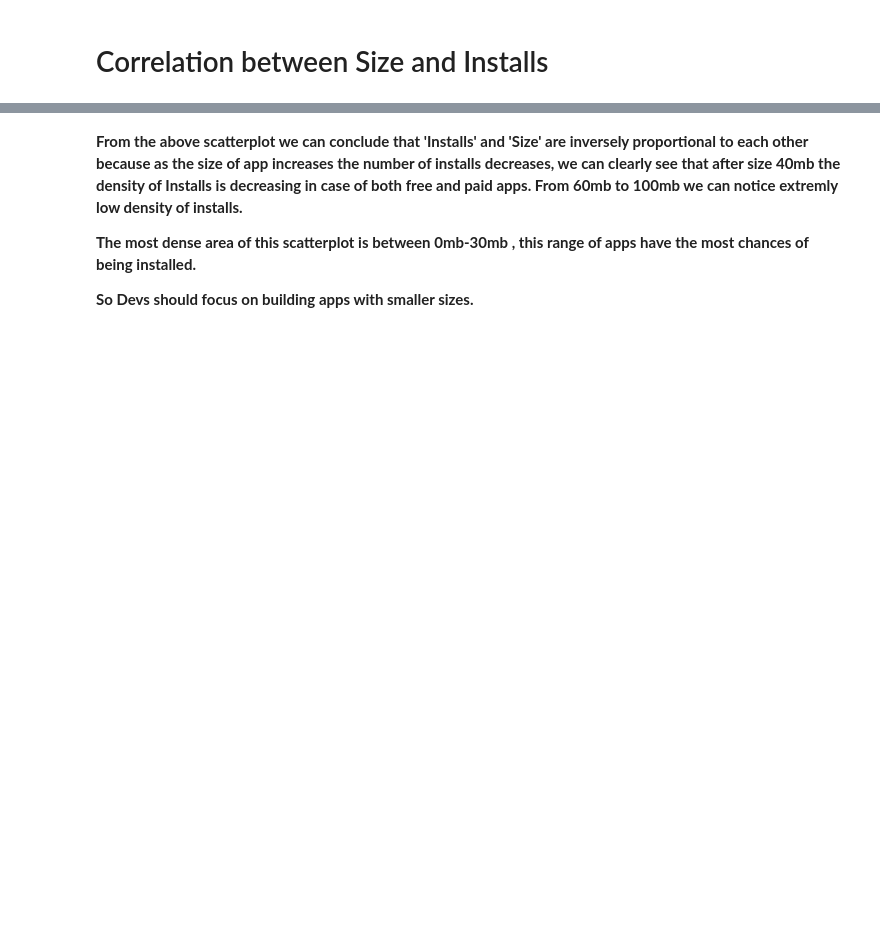
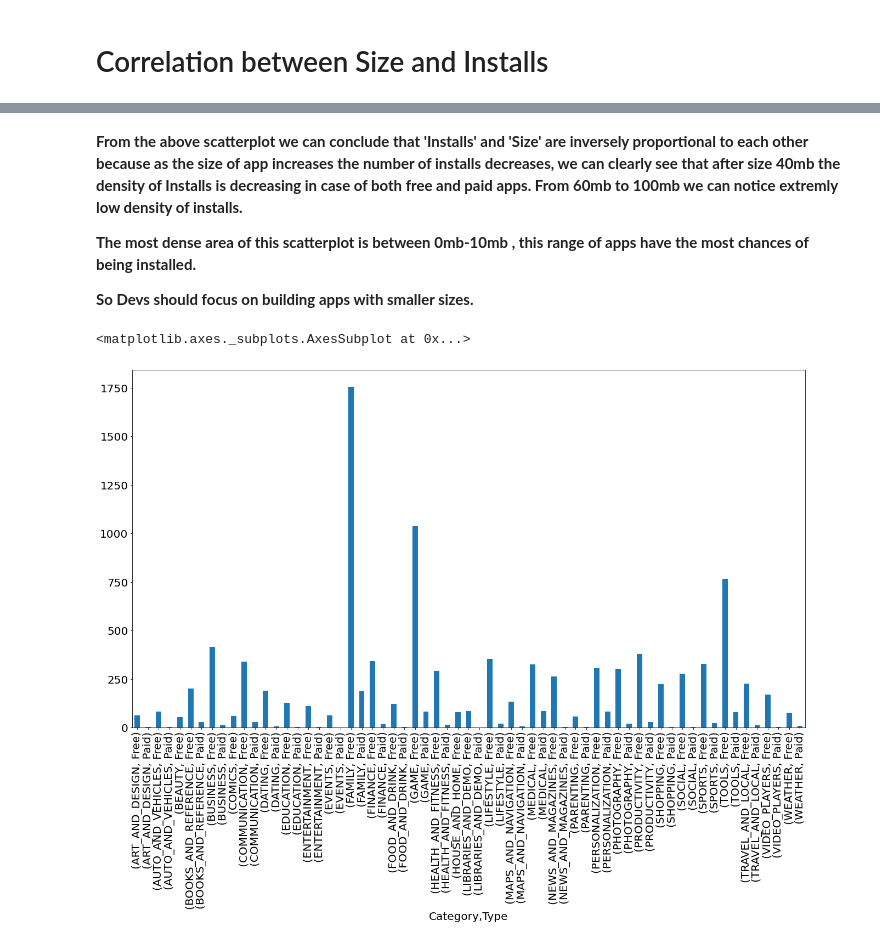
Before and after one commit to amol004/Google-Play-Store-EDA, a Jupyter notebook: Capstone_project_Google_play_store_review_analysis_(EDA)_Notebook_{Amol_Thakur}.ipynb, the cells around one changed output, grey strips where cells are left out. Cells and saved outputs as stored; diff of their text form; code cells hidden in the pictures; blank space fills up the shorter version.

```diff
--- a/Capstone_project_Google_play_store_review_analysis_(EDA)_Notebook_{Amol_Thakur}.ipynb
+++ b/Capstone_project_Google_play_store_review_analysis_(EDA)_Notebook_{Amol_Thakur}.ipynb
@@ -749,7 +807,7 @@ play_df['Normalized_Installs'] = np.log2(play_df['Installs'])
 # Correlation between Size and Installs
 # %%
 #Size vs Installs relation using scatterplot
-plt.rcParams['figure.figsize'] = (18,12) # figure size
+plt.rcParams['figure.figsize'] = (22,12) # figure size
 # performing numerical-numerical bivariate analysis using scatterplot and seaborn on the basis of 'Type' column
 sns.scatterplot(x='Size(in Mb)', y='Normalized_Installs', hue='Type', data=play_df, palette='Dark2',s=110)
 plt.title('Size vs Installs'); # title
@@ -760,6 +818,11 @@ plt.ylabel('Installs'); # y axis label
 **From the above scatterplot we can conclude that 'Installs' and 'Size' are inversely proportional to each other because as the size of app increases the number of installs decreases, we can clearly see that after size 40mb the density of Installs is decreasing in case of both free and paid apps.
 From 60mb to 100mb we can notice extremly low density of installs.**
 
-**The most dense area of this scatterplot is between 0mb-30mb , this range of apps have the most chances of being installed.**
+**The most dense area of this scatterplot is between 0mb-10mb , this range of apps have the most chances of being installed.**
 
 **So Devs should focus on building apps with smaller sizes.**
+# %%
+play_df.groupby('Category')['Type'].value_counts().plot(kind='bar')
+# %% [output]
+<matplotlib.axes._subplots.AxesSubplot at 0x...>
+[figure, added]
```
Also changed, not shown: parts of 16 cells of this notebook.
